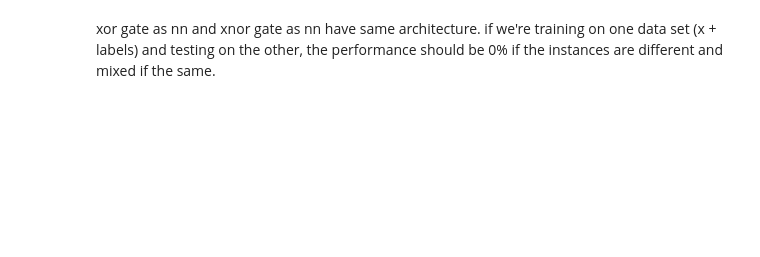
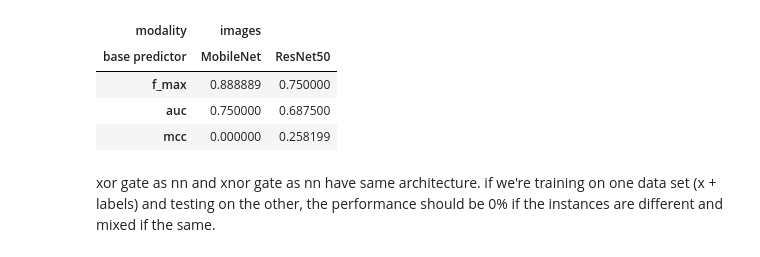
Before and after one commit to aviadsusman/eipy, a Jupyter notebook: eipy/test_data_integrity.ipynb, the cells around one changed output. Saved outputs shown, nothing was run; the diff lists cells and outputs as text; code cells hidden in the pictures; blank space fills up the shorter version.

```diff
--- a/eipy/test_data_integrity.ipynb
+++ b/eipy/test_data_integrity.ipynb
@@ -37,0 +37,3 @@ y_sample = y_test[:sample_size]
+# %%
+X_sample = X_train_resized[0:8]
+X_sample.shape
@@ -68,5 +74,5 @@ WARNING:tensorflow:`input_shape` is undefined or non-square, or `rows` is not in
 # %%
 base_predictors = {
-    "ResNet50" : res_model,
-    "MobileNet" : net_model
+    "ResNet50" : KerasClassifier(res_model),
+    "MobileNet" : KerasClassifier(net_model)
 }
@@ -73,8 +91,8 @@ base_predictors = {
 # %%
-EI = EnsembleIntegration(
+EI = d.EnsembleIntegration(
                         base_predictors=base_predictors,
                         k_outer=2,
-                        k_inner=3,
+                        k_inner=2,
                         n_samples=1,
                         sampling_aggregation=None,
                         sampling_strategy=None,
@@ -82,8 +100,8 @@ EI = EnsembleIntegration(
                         metrics=metrics,
                         random_state=38,
                         project_name="images",
-                        model_building=False,
+                        model_building=True,
                         )
 # %%
-EI.fit_base(X_sample, y_sample, modality_name="shmimage")
+EI.fit_base(X_sample, y_train[0:8], modality_name="images")
 # %% [output]
@@ -159,0 +123,8 @@ array([[0.9874643 ],
+# %%
+EI.base_summary["metrics"]
+# %% [output]
+| modality | images |  |
+| base predictor | MobileNet | ResNet50 |
+| f_max | 0.888889 | 0.750000 |
+| auc | 0.750000 | 0.687500 |
+| mcc | 0.000000 | 0.258199 |
```
Also changed, not shown: parts of 31 cells of this notebook, 3 other files.
